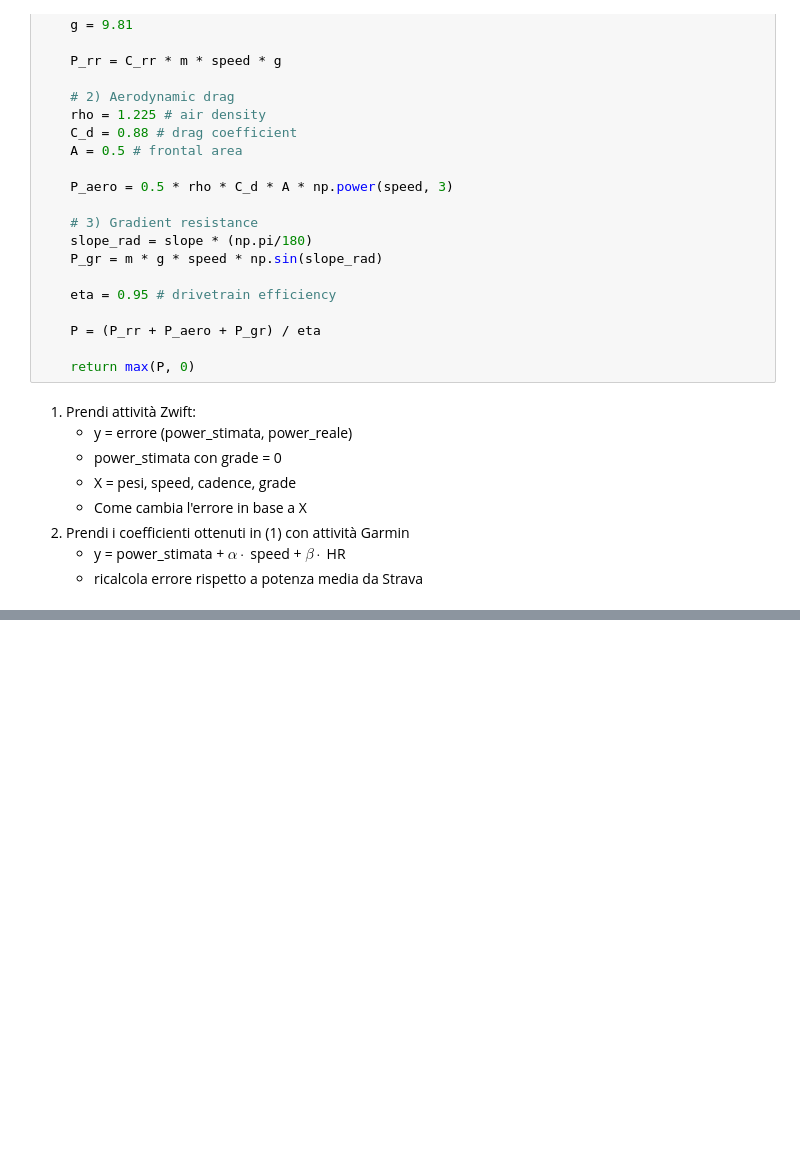
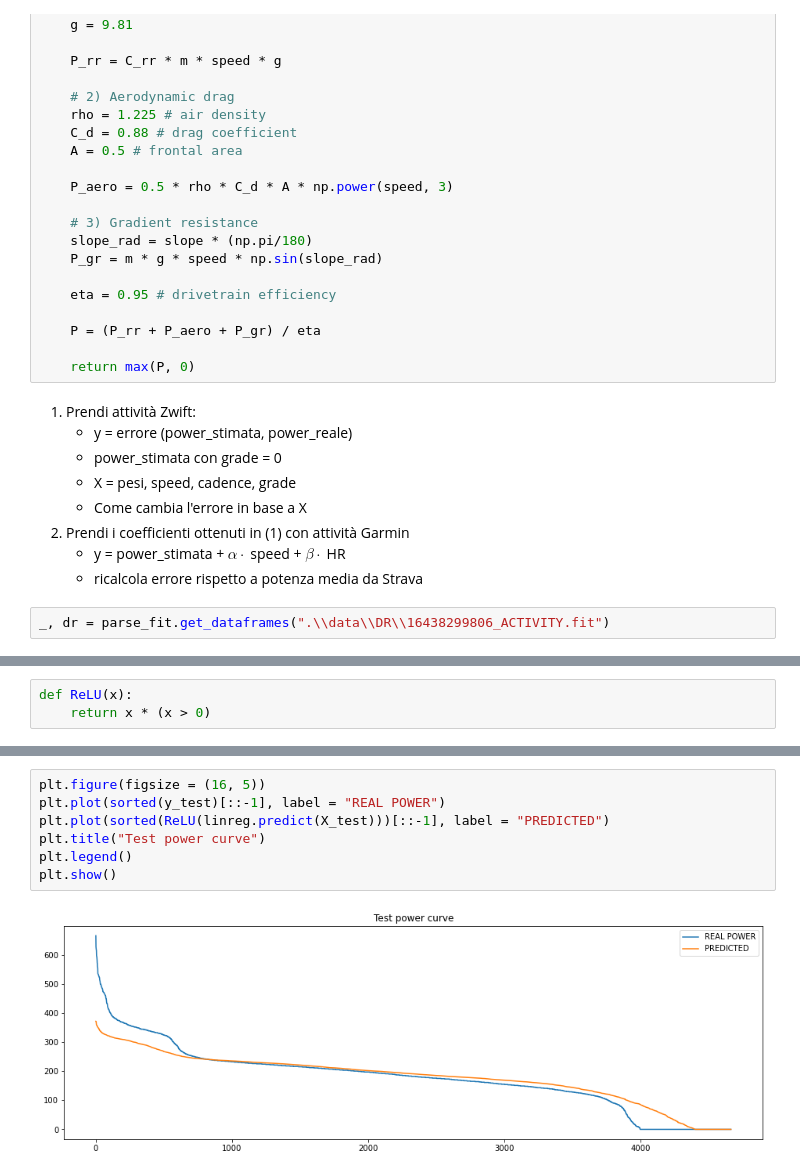
Before and after one commit to MattiaBrocco/estimated-power-watts, a Jupyter notebook: gather_error_from_physics.ipynb, the cells around one changed output, grey strips where cells are left out. Cells and saved outputs as stored; diff of their text form; blank space fills up the shorter version.

Commit message:
attempt with full data

```diff
--- a/gather_error_from_physics.ipynb
+++ b/gather_error_from_physics.ipynb
@@ -67,3 +64,5 @@ def compute_power(weight, bike_wgt, speed, slope):
 2. Prendi i coefficienti ottenuti in (1) con attività Garmin
     * y = power_stimata + $\alpha\cdot$ speed + $\beta\cdot$ HR
     * ricalcola errore rispetto a potenza media da Strava
+# %%
+_, dr = parse_fit.get_dataframes(".\\data\\DR\\16438299806_ACTIVITY.fit")
@@ -69,0 +108,3 @@ def compute_power(weight, bike_wgt, speed, slope):
+# %%
+def ReLU(x):
+    return x * (x > 0)
@@ -69,0 +133,9 @@ def compute_power(weight, bike_wgt, speed, slope):
+# %%
+plt.figure(figsize = (16, 5))
+plt.plot(sorted(y_test)[::-1], label = "REAL POWER")
+plt.plot(sorted(ReLU(linreg.predict(X_test)))[::-1], label = "PREDICTED")
+plt.title("Test power curve")
+plt.legend()
+plt.show()
+# %% [output]
+[figure, added]
```
Also changed, not shown: parts of 3 cells of this notebook, 2 other files.
